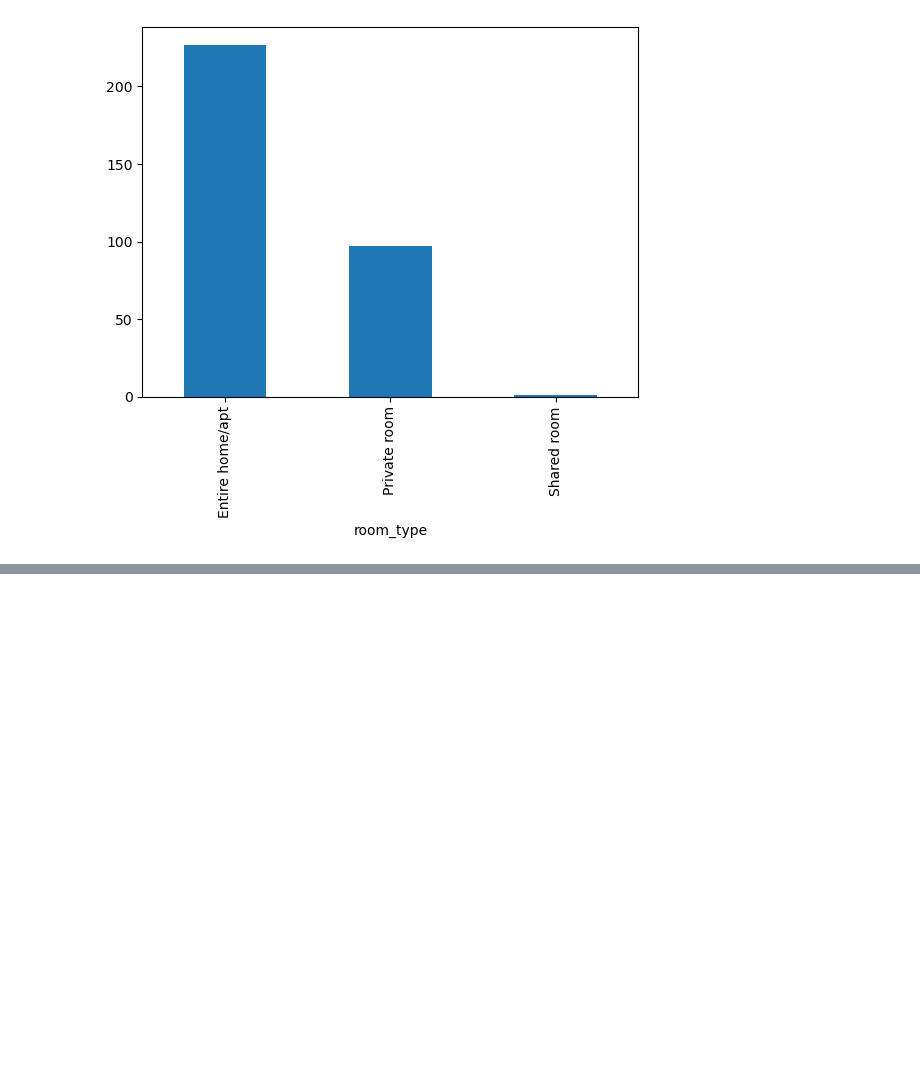
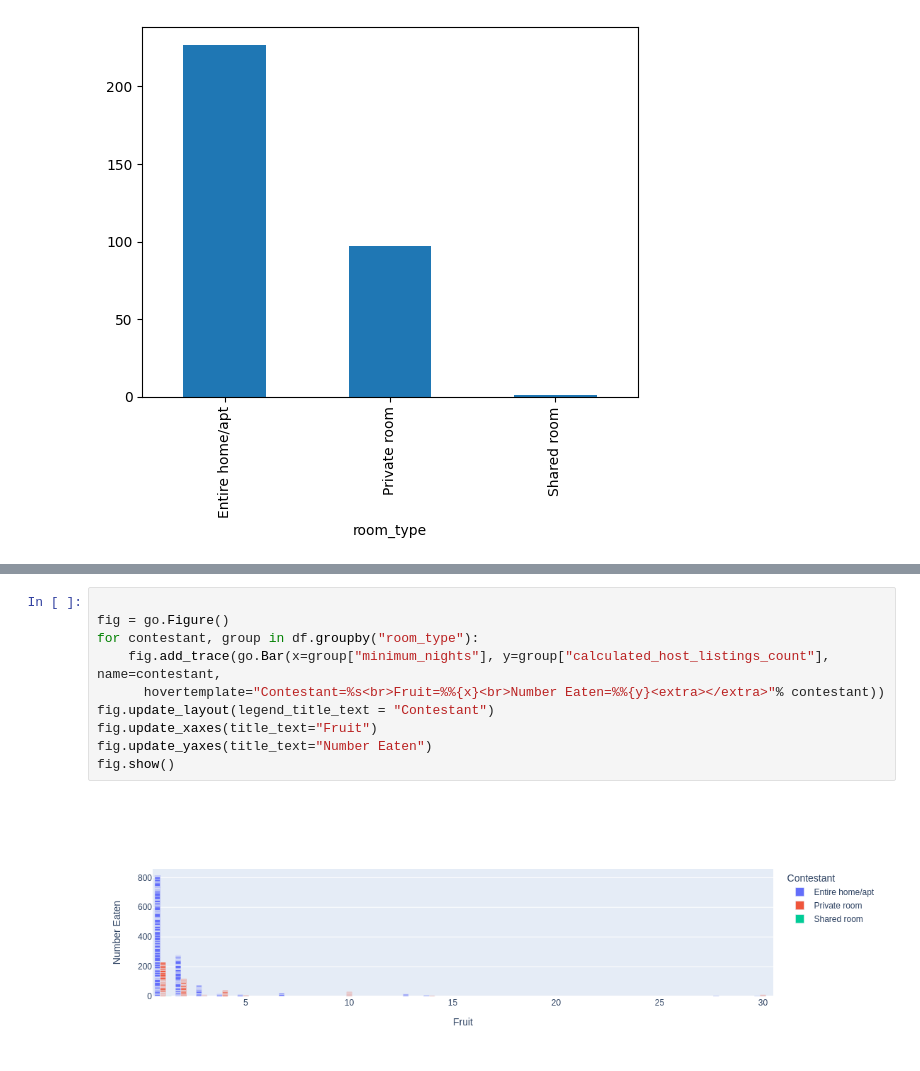
Before and after one commit to ABDULLAHHG/Airbnb-Listing, a Jupyter notebook: Untitled.ipynb, the cells around one changed output, grey strips where cells are left out. Cells and saved outputs as stored; diff of their text form; blank space fills up the shorter version.

```diff
--- a/Untitled.ipynb
+++ b/Untitled.ipynb
@@ -114,0 +155,12 @@ df.room_type.value_counts().plot(kind = "bar")
+# %%
+
+fig = go.Figure()
+for contestant, group in df.groupby("room_type"):
+    fig.add_trace(go.Bar(x=group["minimum_nights"], y=group["calculated_host_listings_count"], name=contestant,
+      hovertemplate="Contestant=%s<br>Fruit=%%{x}<br>Number Eaten=%%{y}<extra></extra>"% contestant))
+fig.update_layout(legend_title_text = "Contestant")
+fig.update_xaxes(title_text="Fruit")
+fig.update_yaxes(title_text="Number Eaten")
+fig.show()
+# %% [output]
+[figure, added]
```
Also changed, not shown: parts of 7 cells of this notebook.
